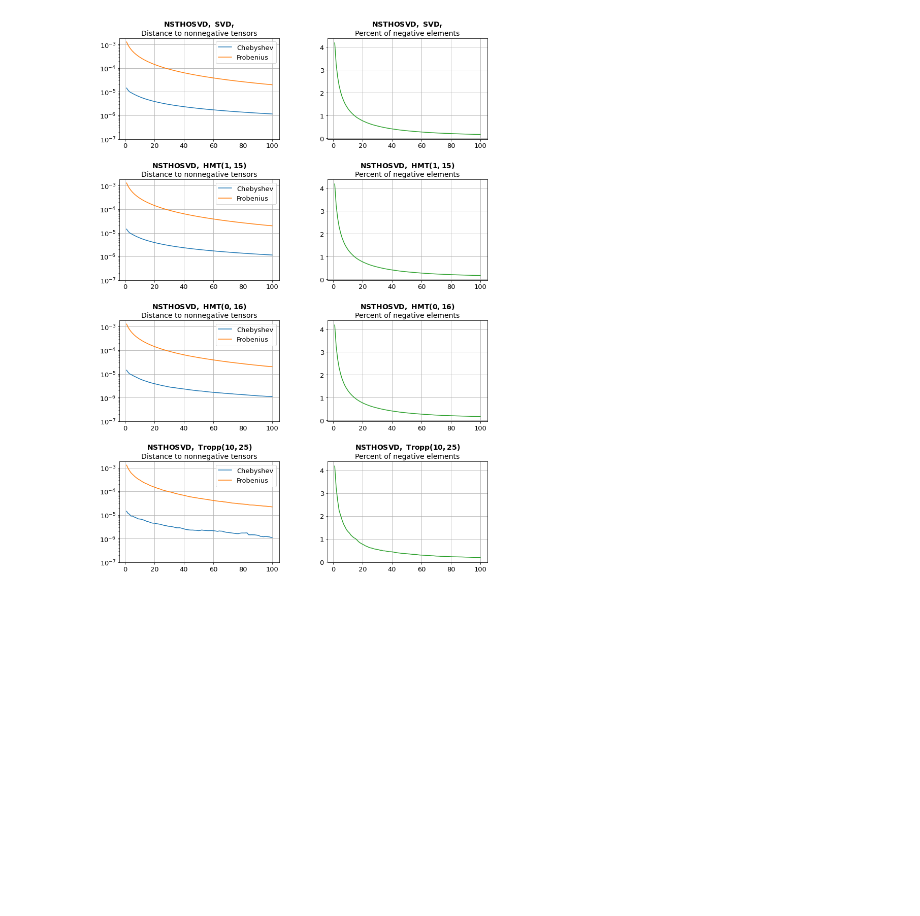
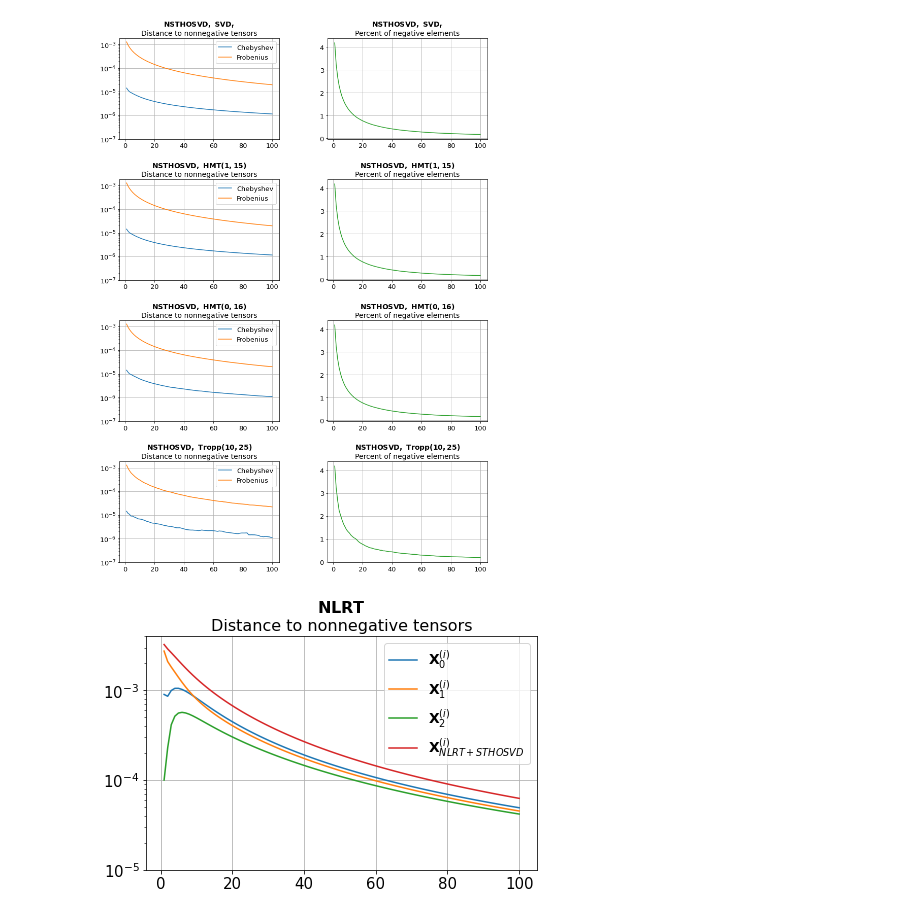
Before and after one commit to azamat11235/NLRTA, a Jupyter notebook: tensor_case.ipynb, the cells around one changed output. Saved outputs shown, nothing was run; the diff lists cells and outputs as text; code cells hidden in the pictures; blank space fills up the shorter version.

```diff
--- a/tensor_case.ipynb
+++ b/tensor_case.ipynb
@@ -200,6 +214,17 @@ fig, ax = ex.plotConvergence2(nttsvd=False,
                               legendloc='upper right')
 # %% [output]
 [figure]
+# %%
+fig, ax = ex.plotConvergence(nttsvd=False,
+                       nsthosvd=False,
+                       nlrt=True,
+                       figsize=(7, 4.3),
+                       titlesize=16,
+                       ticksize=15,
+                       legendsize=13.8,
+                       yticks=[10**(-x) for x in range(3, 6)])
+# %% [output]
+[figure, added]
 # %%
 ex.printErrors()
 # %% [output]
```
Also changed, not shown: parts of 13 cells of this notebook, 3 other files.
